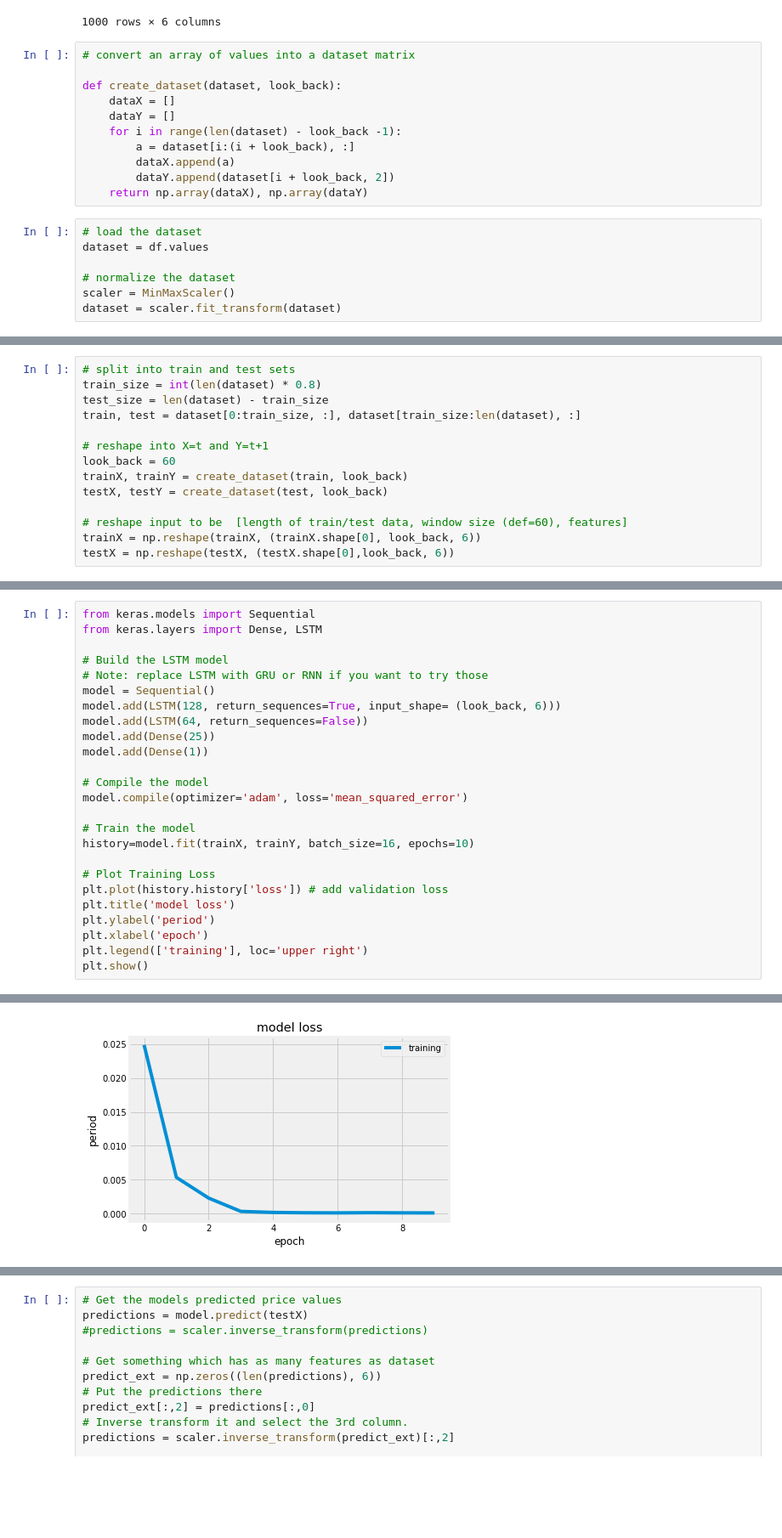
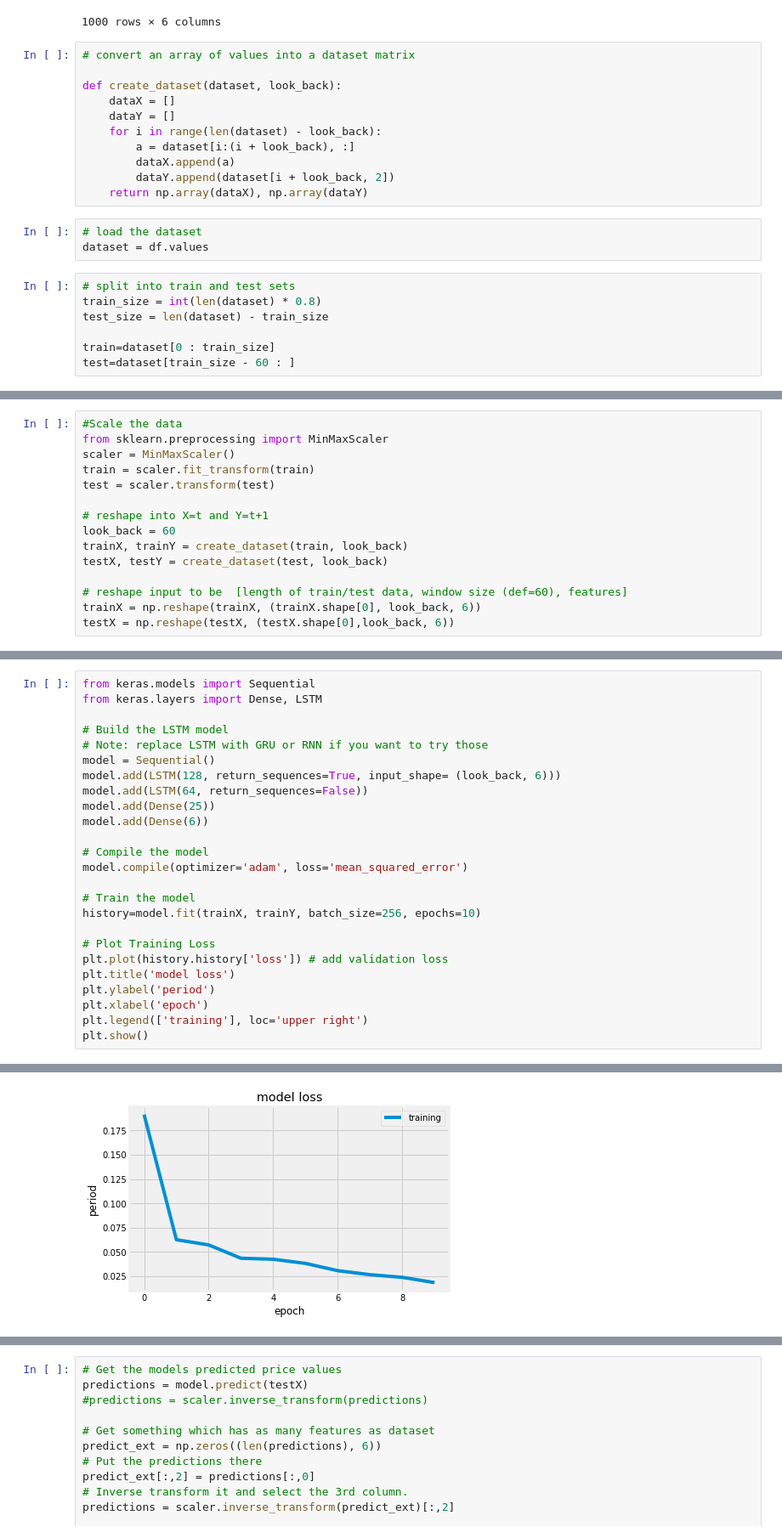
Before and after one commit to vladmarascu/Predicting-Orbits, a Jupyter notebook: RNNs/3rd Body Perturbation RNN Multivariate.ipynb, the cells around one changed output, grey strips where cells are left out. Shown at 85% size. Saved outputs shown, nothing was run; the diff lists cells and outputs as text; blank space fills up the shorter version.

```diff
--- a/RNNs/3rd Body Perturbation RNN Multivariate.ipynb
+++ b/RNNs/3rd Body Perturbation RNN Multivariate.ipynb
@@ -190,7 +167,7 @@ df
 def create_dataset(dataset, look_back):
     dataX = []
     dataY = []
-    for i in range(len(dataset) - look_back -1):
+    for i in range(len(dataset) - look_back):
         a = dataset[i:(i + look_back), :]
         dataX.append(a)
         dataY.append(dataset[i + look_back, 2])
@@ -198,7 +175,10 @@ def create_dataset(dataset, look_back):
 # %%
 # load the dataset
 dataset = df.values
-
-# normalize the dataset
-scaler = MinMaxScaler()
-dataset = scaler.fit_transform(dataset)
+# %%
+# split into train and test sets
+train_size = int(len(dataset) * 0.8)
+test_size = len(dataset) - train_size
+
+train=dataset[0 : train_size]
+test=dataset[train_size - 60 : ]
@@ -205,8 +189,9 @@ dataset = scaler.fit_transform(dataset)
 # %%
-# split into train and test sets
-train_size = int(len(dataset) * 0.8)
-test_size = len(dataset) - train_size
-train, test = dataset[0:train_size, :], dataset[train_size:len(dataset), :]
+#Scale the data
+from sklearn.preprocessing import MinMaxScaler
+scaler = MinMaxScaler()
+train = scaler.fit_transform(train)
+test = scaler.transform(test)
 
 # reshape into X=t and Y=t+1
 look_back = 60
@@ -254,13 +225,13 @@ model = Sequential()
 model.add(LSTM(128, return_sequences=True, input_shape= (look_back, 6)))
 model.add(LSTM(64, return_sequences=False))
 model.add(Dense(25))
-model.add(Dense(1))
+model.add(Dense(6))
 
 # Compile the model
 model.compile(optimizer='adam', loss='mean_squared_error')
 
 # Train the model
-history=model.fit(trainX, trainY, batch_size=16, epochs=10)
+history=model.fit(trainX, trainY, batch_size=256, epochs=10)
 
 # Plot Training Loss
 plt.plot(history.history['loss']) # add validation loss
@@ -293 +264 @@ Epoch 10/10
-[figure, old version]
+[figure, new version]
```
Also changed, not shown: parts of 28 cells of this notebook, 1 other file.
